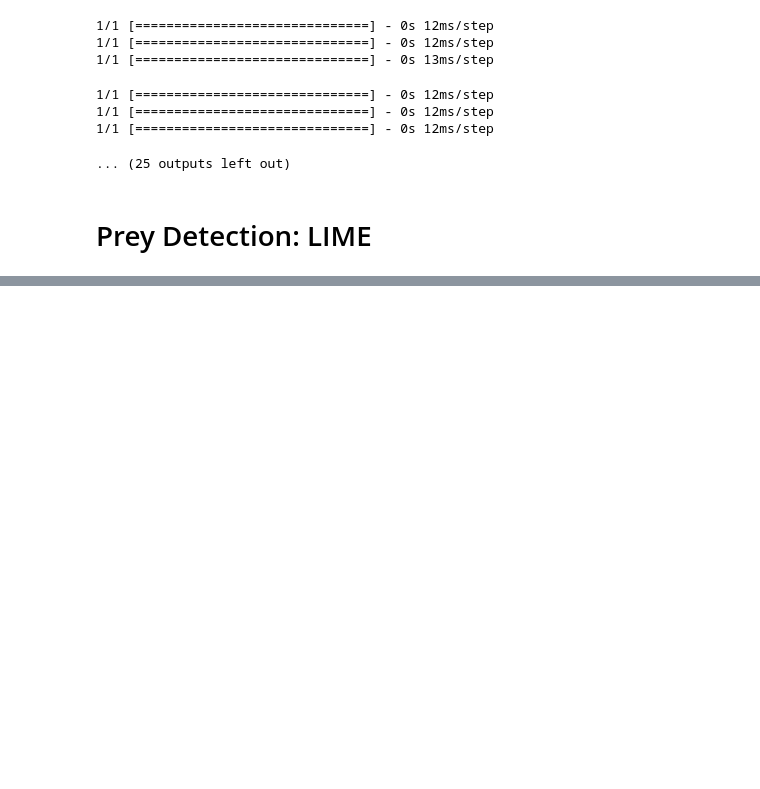
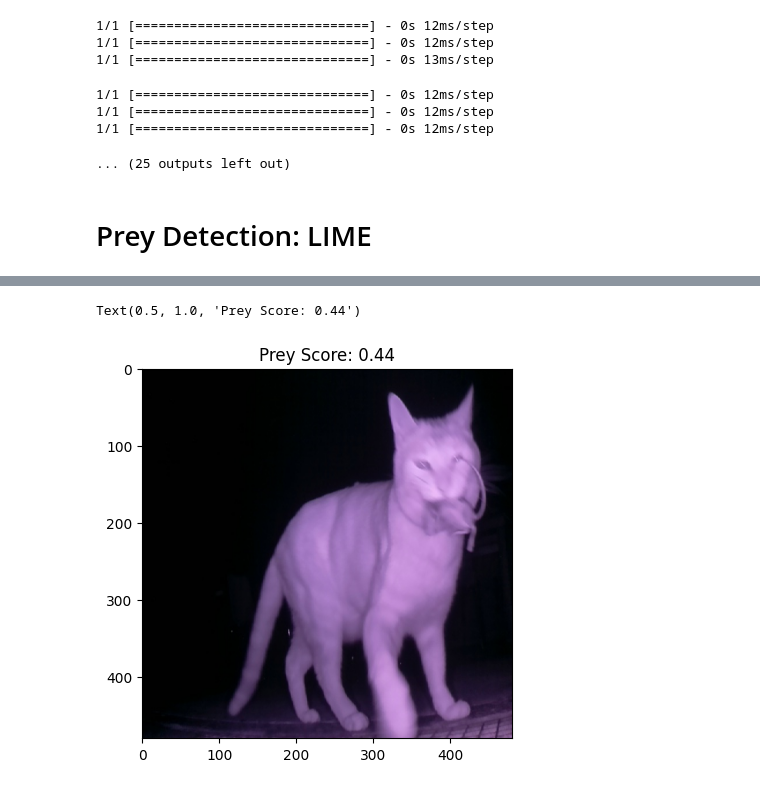
Before and after one commit to MirelaElla/CatWatcher, a Jupyter notebook: FeatureImportanceAnalysis.ipynb, the cells around one changed output, grey strips where cells are left out. Cells and saved outputs as stored; diff of their text form; code cells hidden in the pictures; blank space fills up the shorter version.

```diff
--- a/FeatureImportanceAnalysis.ipynb
+++ b/FeatureImportanceAnalysis.ipynb
@@ -477,6 +500,6 @@ model = tf.keras.models.load_model('models/model_prey.h5')
 # %%
 # Path to the image to explain
-img_path = 'C:\\Users\\mirela\\Documents\\gitRepos\\CatWatcher\\examples\\2024_05_17_09_34_57_586252_cat_mouth_detected.jpg'
+img_path = 'C:\\Users\\mirela\\Documents\\gitRepos\\CatWatcher\\examples\\2024_05_12_01_07_24_222692_cat_mouth_detected.jpg'
 img_height = 480
 img_width = 480
 
@@ -496,3 +519,4 @@ plt.imshow(img)
 
 # display the image with Approaching Score: predictions[0][0] (rounded to 2 decimals) as title
 plt.title('Prey Score: {:.2f}'.format(predictions[0][0]))
+# %% [output]
@@ -499,3 +525,5 @@ plt.title('Prey Score: {:.2f}'.format(predictions[0][0]))
+Text(0.5, 1.0, 'Prey Score: 0.44')
+[figure, added]
 # %%
 # Define the prediction function
 def predict(images):
```
Also changed, not shown: parts of 5 cells of this notebook, 7 other files.
